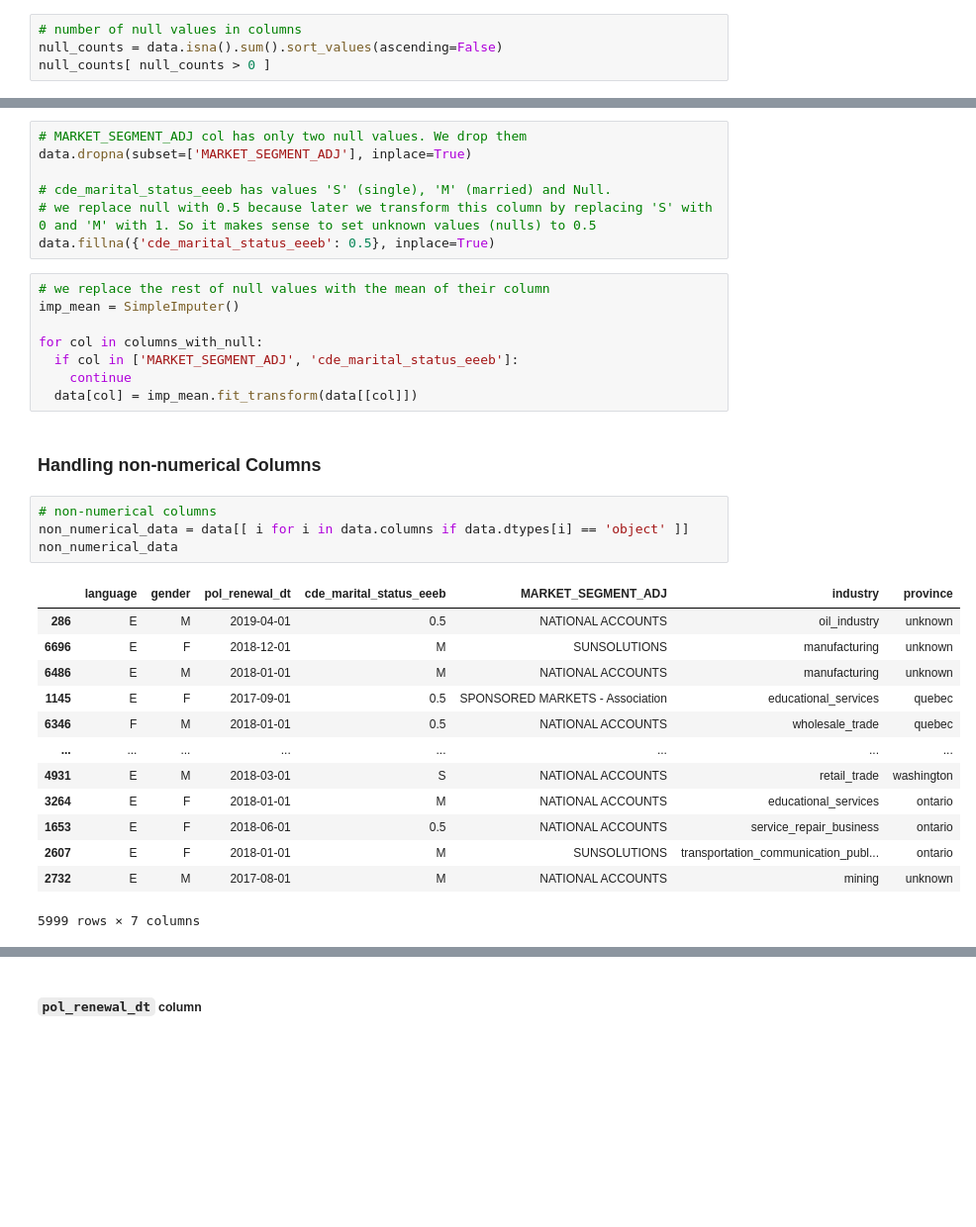
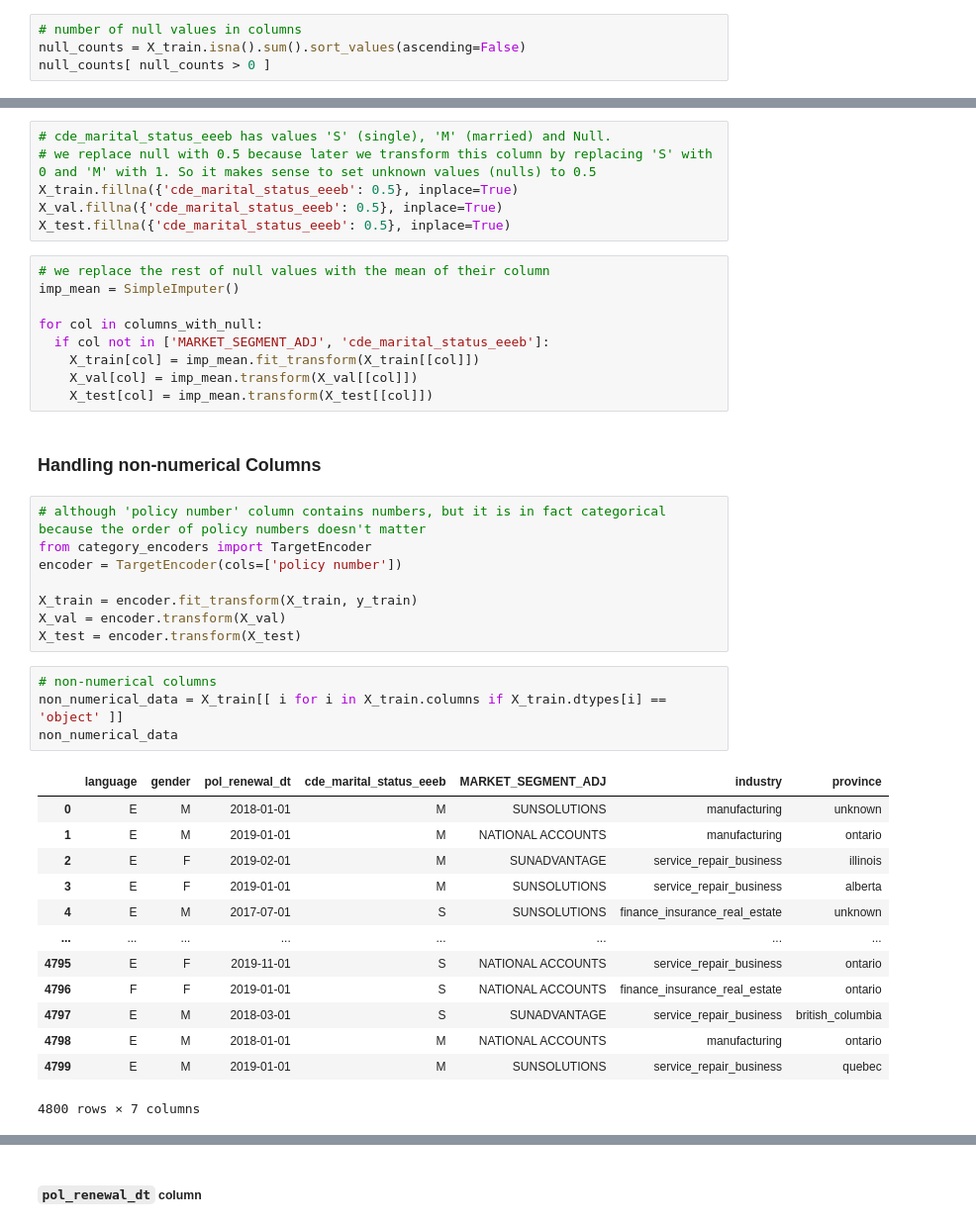
Before and after one commit to vvaezian/share, a Jupyter notebook: sunlife.ipynb, the cells around one changed output, grey strips where cells are left out. Shown at 99% size. Cells and saved outputs as stored; diff of their text form; blank space fills up the shorter version.

```diff
--- a/sunlife.ipynb
+++ b/sunlife.ipynb
@@ -143,6 +160,6 @@ data = data[ [i for i in data.columns if i not in high_zero_count_columns] ]
 ### Transforming columns that contain Null value
 # %%
 # number of null values in columns
-null_counts = data.isna().sum().sort_values(ascending=False)
+null_counts = X_train.isna().sum().sort_values(ascending=False)
 null_counts[ null_counts > 0 ]
 # %% [output]
@@ -188,38 +210,46 @@ dtype: int64
 # %%
-# MARKET_SEGMENT_ADJ col has only two null values. We drop them
-data.dropna(subset=['MARKET_SEGMENT_ADJ'], inplace=True)
-
 # cde_marital_status_eeeb has values 'S' (single), 'M' (married) and Null.
 # we replace null with 0.5 because later we transform this column by replacing 'S' with 0 and 'M' with 1. So it makes sense to set unknown values (nulls) to 0.5
-data.fillna({'cde_marital_status_eeeb': 0.5}, inplace=True)
+X_train.fillna({'cde_marital_status_eeeb': 0.5}, inplace=True)
+X_val.fillna({'cde_marital_status_eeeb': 0.5}, inplace=True)
+X_test.fillna({'cde_marital_status_eeeb': 0.5}, inplace=True)
 # %%
 # we replace the rest of null values with the mean of their column
 imp_mean = SimpleImputer()
 
 for col in columns_with_null:
-  if col in ['MARKET_SEGMENT_ADJ', 'cde_marital_status_eeeb']:
-    continue
-  data[col] = imp_mean.fit_transform(data[[col]])
+  if col not in ['MARKET_SEGMENT_ADJ', 'cde_marital_status_eeeb']:
+    X_train[col] = imp_mean.fit_transform(X_train[[col]])
+    X_val[col] = imp_mean.transform(X_val[[col]])
+    X_test[col] = imp_mean.transform(X_test[[col]])
 # %% [markdown]
 ### Handling non-numerical Columns
+# %%
+# although 'policy number' column contains numbers, but it is in fact categorical because the order of policy numbers doesn't matter
+from category_encoders import TargetEncoder
+encoder = TargetEncoder(cols=['policy number'])
+
+X_train = encoder.fit_transform(X_train, y_train)
+X_val = encoder.transform(X_val)
+X_test = encoder.transform(X_test)
 # %%
 # non-numerical columns
-non_numerical_data = data[[ i for i in data.columns if data.dtypes[i] == 'object' ]]
+non_numerical_data = X_train[[ i for i in X_train.columns if X_train.dtypes[i] == 'object' ]]
 non_numerical_data
 # %% [output]
 |  | language | gender | pol_renewal_dt | cde_marital_status_eeeb | MARKET_SEGMENT_ADJ | industry | province |
-| 286 | E | M | 2019-04-01 | 0.5 | NATIONAL ACCOUNTS | oil_industry | unknown |
-| 6696 | E | F | 2018-12-01 | M | SUNSOLUTIONS | manufacturing | unknown |
-| 6486 | E | M | 2018-01-01 | M | NATIONAL ACCOUNTS | manufacturing | unknown |
-| 1145 | E | F | 2017-09-01 | 0.5 | SPONSORED MARKETS - Association | educational_services | quebec |
-| 6346 | F | M | 2018-01-01 | 0.5 | NATIONAL ACCOUNTS | wholesale_trade | quebec |
+| 0 | E | M | 2018-01-01 | M | SUNSOLUTIONS | manufacturing | unknown |
+| 1 | E | M | 2019-01-01 | M | NATIONAL ACCOUNTS | manufacturing | ontario |
+| 2 | E | F | 2019-02-01 | M | SUNADVANTAGE | service_repair_business | illinois |
+| 3 | E | F | 2019-01-01 | M | SUNSOLUTIONS | service_repair_business | alberta |
+| 4 | E | M | 2017-07-01 | S | SUNSOLUTIONS | finance_insurance_real_estate | unknown |
 | ... | ... | ... | ... | ... | ... | ... | ... |
-| 4931 | E | M | 2018-03-01 | S | NATIONAL ACCOUNTS | retail_trade | washington |
-| 3264 | E | F | 2018-01-01 | M | NATIONAL ACCOUNTS | educational_services | ontario |
-| 1653 | E | F | 2018-06-01 | 0.5 | NATIONAL ACCOUNTS | service_repair_business | ontario |
-| 2607 | E | F | 2018-01-01 | M | SUNSOLUTIONS | transportation_communication_publ... | ontario |
-| 2732 | E | M | 2017-08-01 | M | NATIONAL ACCOUNTS | mining | unknown |
+| 4795 | E | F | 2019-11-01 | S | NATIONAL ACCOUNTS | service_repair_business | ontario |
+| 4796 | F | F | 2019-01-01 | S | NATIONAL ACCOUNTS | finance_insurance_real_estate | ontario |
+| 4797 | E | M | 2018-03-01 | S | SUNADVANTAGE | service_repair_business | british_columbia |
+| 4798 | E | M | 2018-01-01 | M | NATIONAL ACCOUNTS | manufacturing | ontario |
+| 4799 | E | M | 2019-01-01 | M | SUNSOLUTIONS | service_repair_business | quebec |
-5999 rows × 7 columns
+4800 rows × 7 columns
 # %%
 non_numerical_data.nunique().sort_values()
 # %% [output]
```
Also changed, not shown: parts of 40 cells of this notebook.
